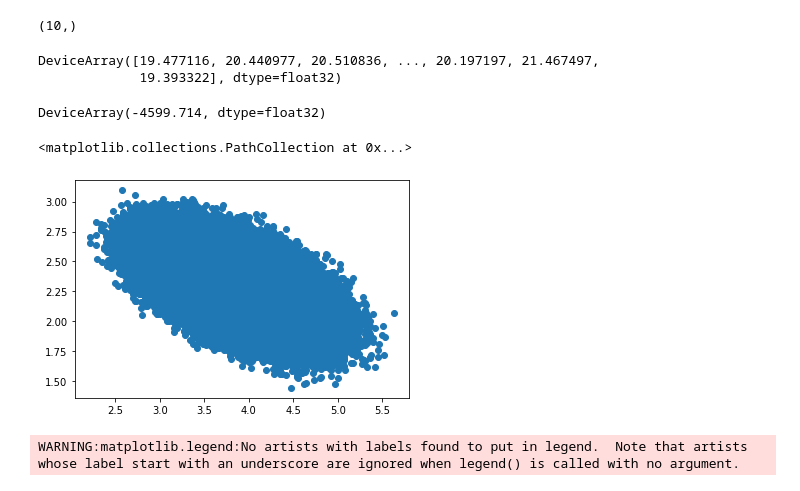
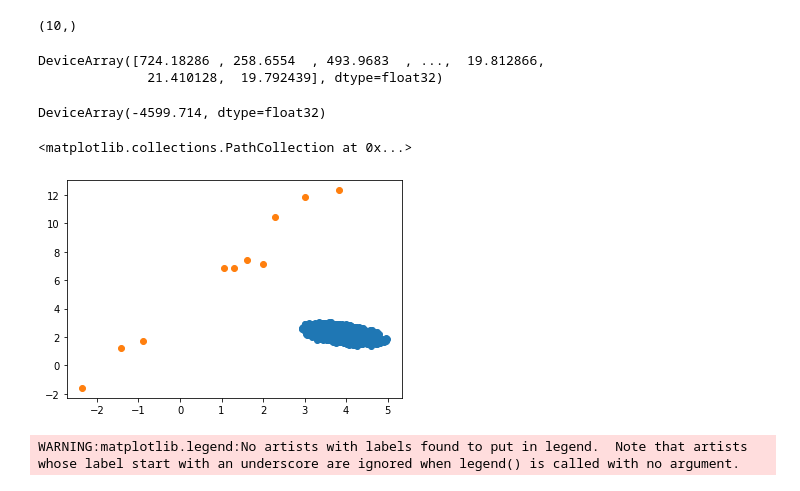
Before and after one commit to AnandShegde/pml_baselines, a Jupyter notebook: ajax/linear_regression_ajax.ipynb, the cells around one changed output. Cells and saved outputs as stored; diff of their text form; code cells hidden in the pictures.

Commit message:
add linear regression, weibull prior

```diff
--- a/ajax/linear_regression_ajax.ipynb
+++ b/ajax/linear_regression_ajax.ipynb
@@ -36,7 +36,7 @@ tfd = tfp.distributions
 tfb = tfp.bijectors
 import seaborn as sns
 # %%
-with open("./data/linear_regression_normal_distribution",'rb') as f:
+with open("../data/linear_regression_normal_distribution",'rb') as f:
     data = pickle.load(f)
 data
 # %% [output]
@@ -113,21 +111,22 @@ carry = {'params':params, 'state': state,'seed':jax.random.PRNGKey(100)}
 carry,loss = jax.lax.scan(update_func, carry,xs = None,length= 5000)
 loss
 # %% [output]
-DeviceArray([19.477116, 20.440977, 20.510836, ..., 20.197197, 21.467497,
-             19.393322], dtype=float32)
+DeviceArray([724.18286 , 258.6554  , 493.9683  , ...,  19.812866,
+              21.410128,  19.792439], dtype=float32)
 # %%
 likelihood.log_prob(data=Y,params =prior.sample(seed = jax.random.PRNGKey(100)))
 # %% [output]
 DeviceArray(-4599.714, dtype=float32)
 # %%
-x = jnp.linspace(0,1,100)
+x = jnp.linspace(1,6,10000)
 variational.set_params(carry['params'])
-samples = variational.sample(seed = jax.random.PRNGKey(10),sample_shape = (10000,))
+di = {"theta":x}
+samples = variational.sample(seed = jax.random.PRNGKey(10),sample_shape = (100000,))
 plt.scatter(samples['theta'][:,0],samples['theta'][:,1])
-# plt.scatter(data['data']['x'],data['data']['y'])
+plt.scatter(data['data']['x'],data['data']['y'])
 # %% [output]
 <matplotlib.collections.PathCollection at 0x...>
-[figure, old version]
+[figure, new version]
 # %%
 plt.xlim(1,6)
 # %% [output]
```
Also changed, not shown: parts of 3 cells of this notebook, 1 other file.
